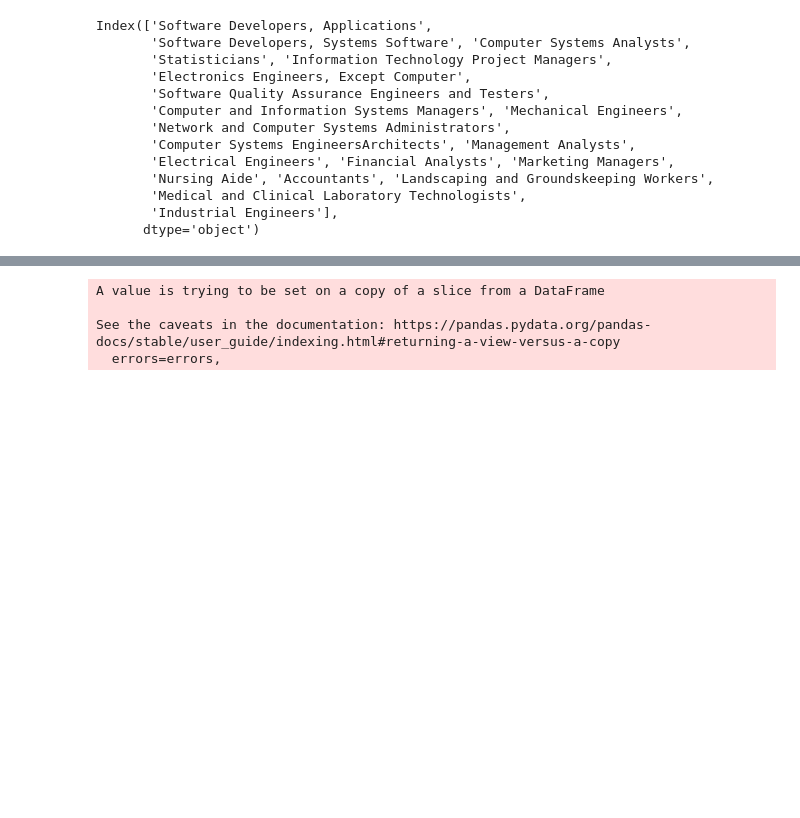
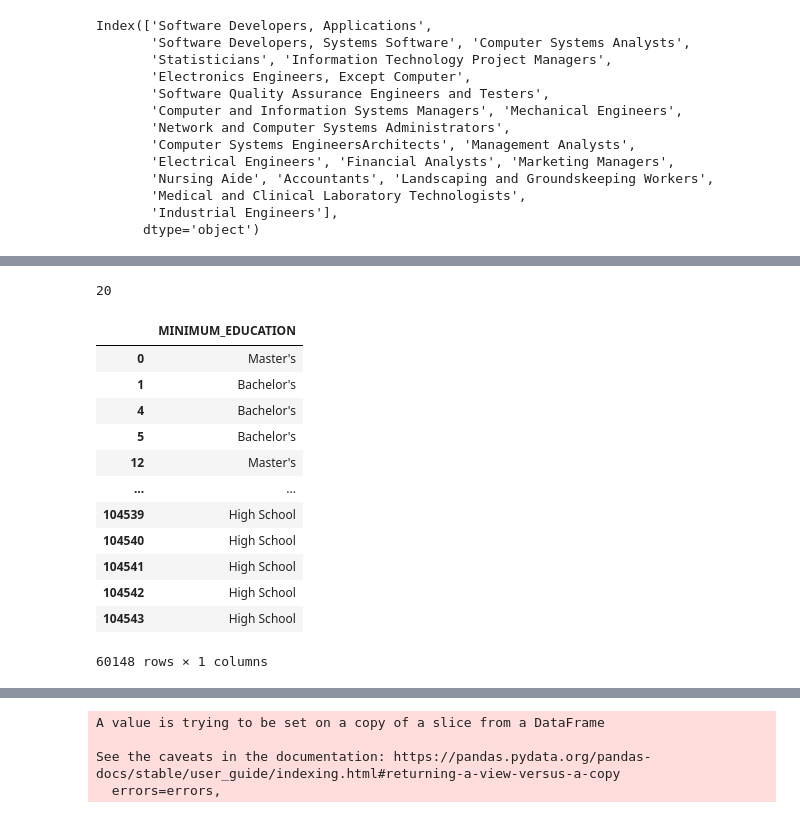
Before and after one commit to cindydao95/Exploration-Data-Analysis-on-US-Immigrants-PERM-Applications-Quarter-4-2022, a Jupyter notebook: src/notebook/perm-data-analytics.ipynb, the cells around one changed output, grey strips where cells are left out. Saved outputs shown, nothing was run; the diff lists cells and outputs as text; code cells hidden in the pictures; blank space fills up the shorter version.

```diff
--- a/src/notebook/perm-data-analytics.ipynb
+++ b/src/notebook/perm-data-analytics.ipynb
@@ -170,0 +147,20 @@ for job in top_job_titles:
+# %%
+len(top_job_titles)
+# %% [output]
+20
+# %%
+df1.loc[df1.PW_SOC_TITLE.isin(top_job_titles),['MINIMUM_EDUCATION']]
+# %% [output]
+|  | MINIMUM_EDUCATION |
+| 0 | Master's |
+| 1 | Bachelor's |
+| 4 | Bachelor's |
+| 5 | Bachelor's |
+| 12 | Master's |
+| ... | ... |
+| 104539 | High School |
+| 104540 | High School |
+| 104541 | High School |
+| 104542 | High School |
+| 104543 | High School |
+60148 rows × 1 columns
```
Also changed, not shown: parts of 18 cells of this notebook.
